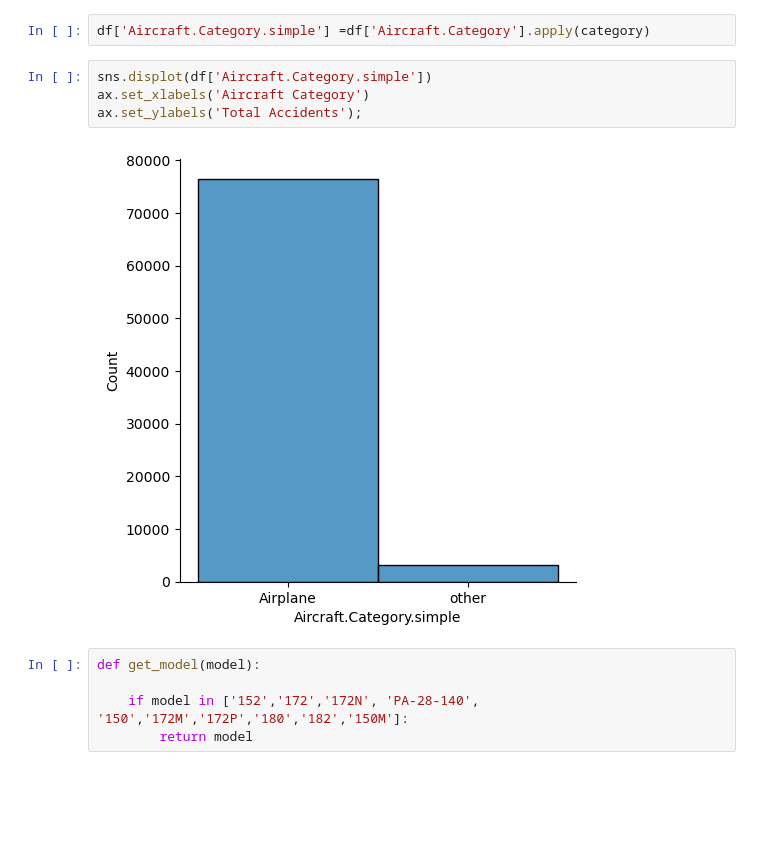
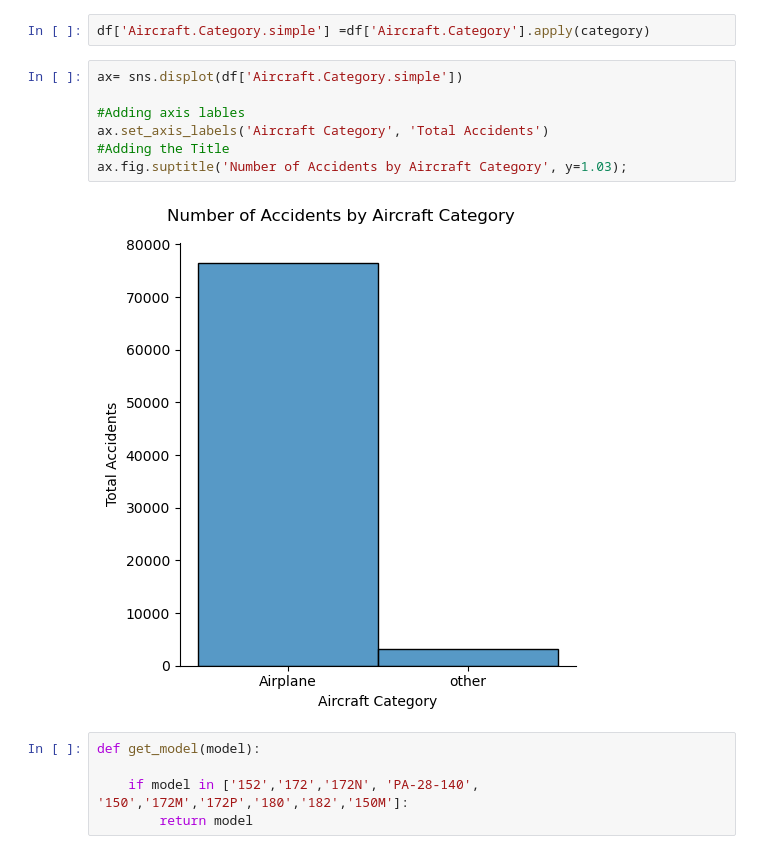
Before and after one commit to Churabros/Aviation-Accidents-Analysis, a Jupyter notebook: Index.ipynb, the cells around one changed output. Cells and saved outputs as stored; diff of their text form; blank space fills up the shorter version.

```diff
--- a/Index.ipynb
+++ b/Index.ipynb
@@ -335,11 +334,14 @@ def category(purpose):
 # %%
 df['Aircraft.Category.simple'] =df['Aircraft.Category'].apply(category)
 # %%
-sns.displot(df['Aircraft.Category.simple'])
-ax.set_xlabels('Aircraft Category')
-ax.set_ylabels('Total Accidents');
+ax= sns.displot(df['Aircraft.Category.simple'])
+
+#Adding axis lables
+ax.set_axis_labels('Aircraft Category', 'Total Accidents')
+#Adding the Title
+ax.fig.suptitle('Number of Accidents by Aircraft Category', y=1.03);
 # %% [output]
-[figure, old version]
+[figure, new version]
 # %%
 def get_model(model):
 
```
Also changed, not shown: parts of 12 cells of this notebook.
